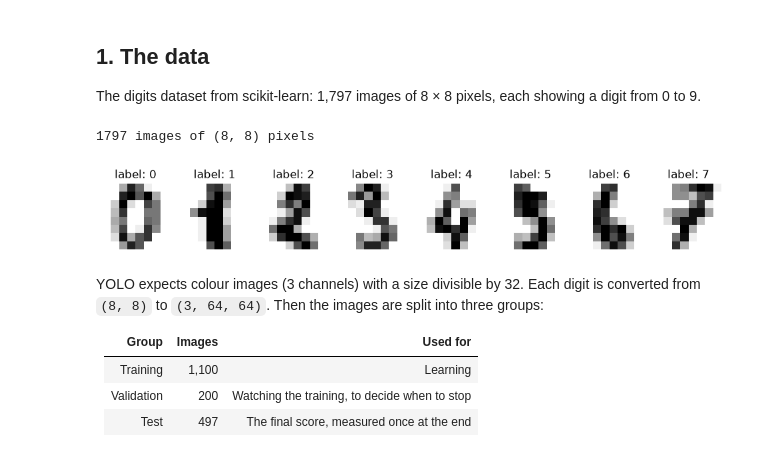
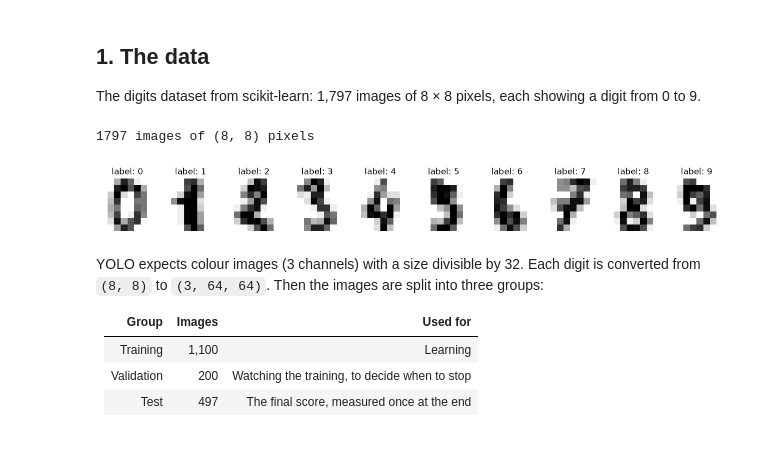
Before and after one commit to Mishagk/Case-YOLO, a Jupyter notebook: 04_yolo_custom_layers.ipynb, the cells around one changed output. Drawn from its saved outputs; the diff is of its cells as text; code cells hidden in the pictures.

```diff
--- a/04_yolo_custom_layers.ipynb
+++ b/04_yolo_custom_layers.ipynb
@@ -49,16 +49,16 @@ The digits dataset from scikit-learn: 1,797 images of 8 × 8 pixels, each showin
 # %%
 digits = load_digits()
 print(len(digits.images), "images of", digits.images[0].shape, "pixels")
 
-fig, axes = plt.subplots(1, 8, figsize=(12, 2))
+fig, axes = plt.subplots(1, 10, figsize=(16, 4))
 for ax, image, label in zip(axes, digits.images, digits.target):
     ax.imshow(image, cmap="gray_r")
     ax.set_title(f"label: {label}")
     ax.axis("off")
 plt.show()
 # %% [output]
 1797 images of (8, 8) pixels
-[figure, old version]
+[figure, new version]
 # %% [markdown]
 YOLO expects colour images (3 channels) with a size divisible by 32.
 Each digit is converted from `(8, 8)` to `(3, 64, 64)`. Then the images are split into three groups:
```
Also changed, not shown: parts of 22 cells of this notebook, 7 other files.
